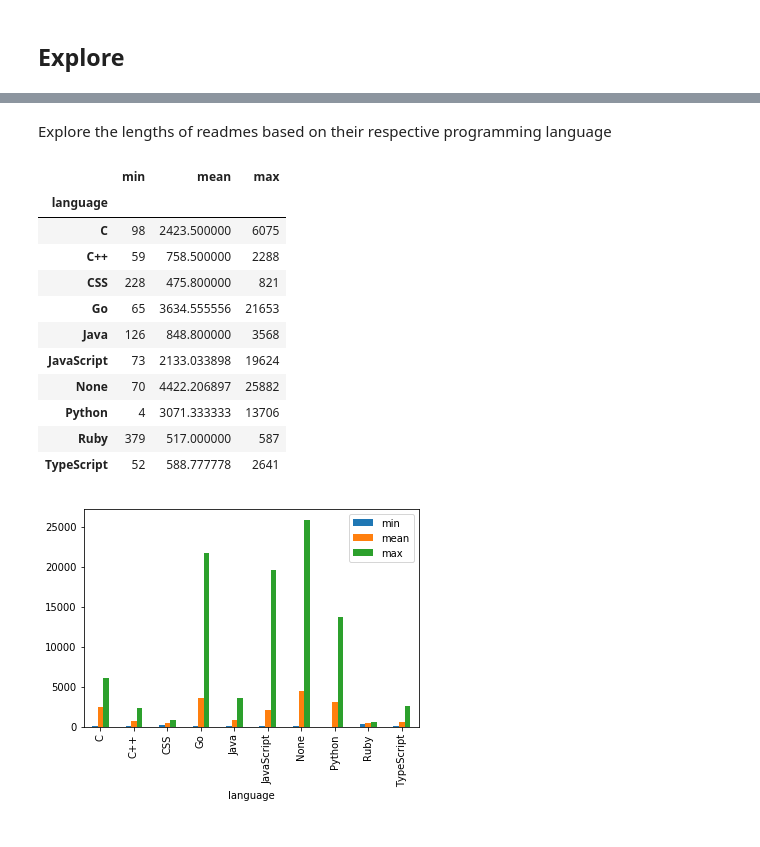
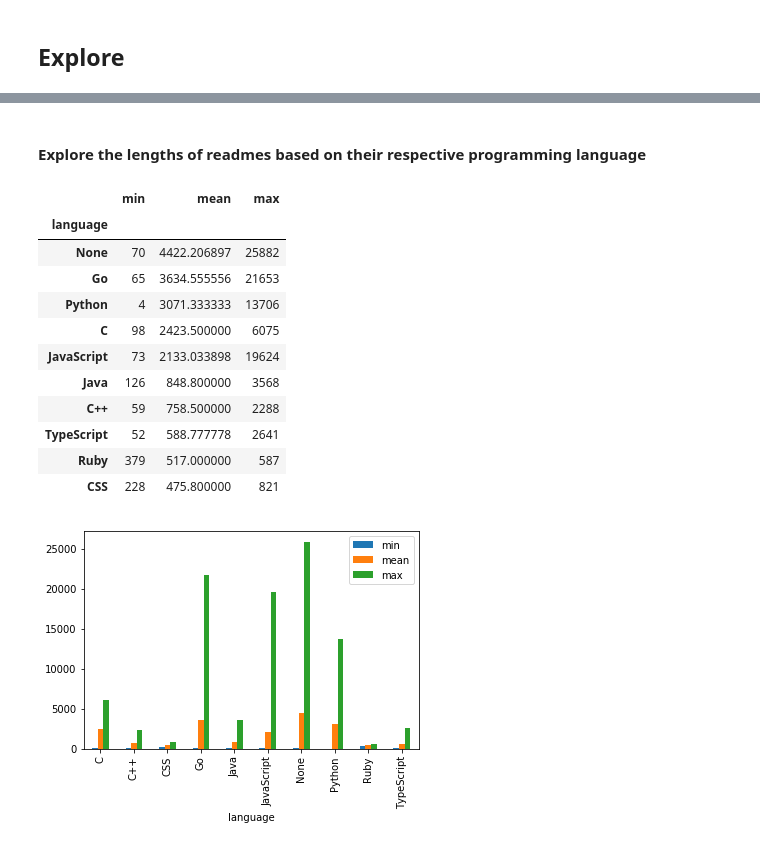
Before and after one commit to super-fantastic-group/nlp-git, a Jupyter notebook: nlp-project.ipynb, the cells around one changed output, grey strips where cells are left out. Saved outputs shown, nothing was run; the diff lists cells and outputs as text; code cells hidden in the pictures.

```diff
--- a/nlp-project.ipynb
+++ b/nlp-project.ipynb
@@ -166,20 +204,20 @@ explore.count_percent(df)
 # %% [markdown]
-Explore the lengths of readmes based on their respective programming language
+#### Explore the lengths of readmes based on their respective programming language
 # %%
-explore.readme_length(df)
+explore.readme_length(df).sort_values("mean", ascending=False)
 # %% [output]
 |  | min | mean | max |
 | language |  |  |  |
+| None | 70 | 4422.206897 | 25882 |
+| Go | 65 | 3634.555556 | 21653 |
+| Python | 4 | 3071.333333 | 13706 |
 | C | 98 | 2423.500000 | 6075 |
+| JavaScript | 73 | 2133.033898 | 19624 |
+| Java | 126 | 848.800000 | 3568 |
 | C++ | 59 | 758.500000 | 2288 |
+| TypeScript | 52 | 588.777778 | 2641 |
+| Ruby | 379 | 517.000000 | 587 |
 | CSS | 228 | 475.800000 | 821 |
-| Go | 65 | 3634.555556 | 21653 |
-| Java | 126 | 848.800000 | 3568 |
-| JavaScript | 73 | 2133.033898 | 19624 |
-| None | 70 | 4422.206897 | 25882 |
-| Python | 4 | 3071.333333 | 13706 |
-| Ruby | 379 | 517.000000 | 587 |
-| TypeScript | 52 | 588.777778 | 2641 |
 # %%
 explore.readme_length(df).plot.bar()
 plt.show()
```
Also changed, not shown: parts of 47 cells of this notebook.
